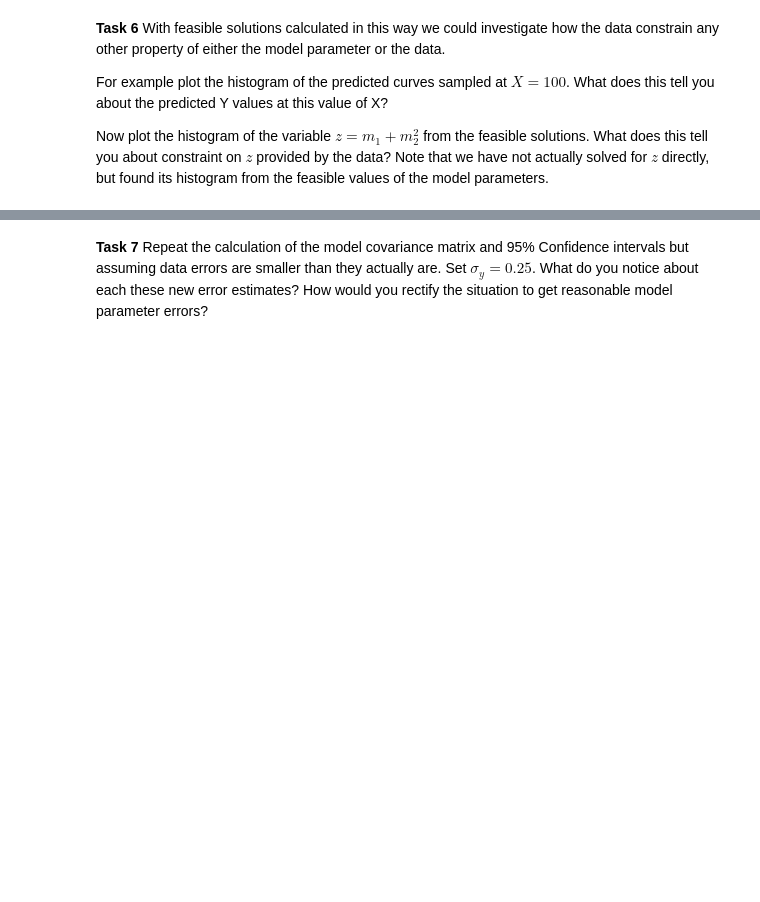
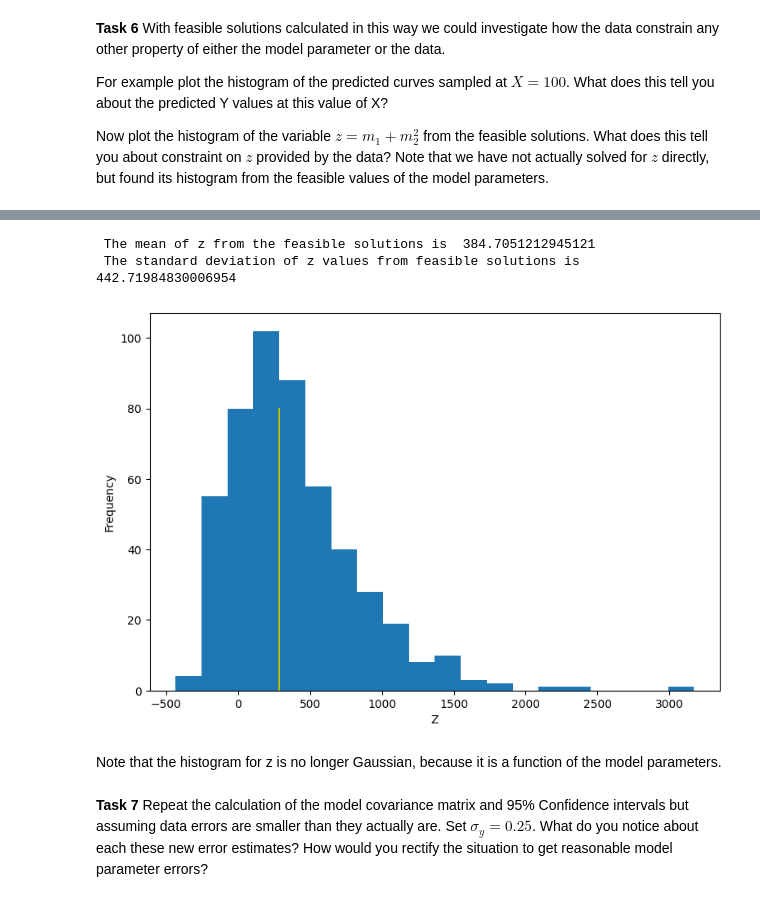
Before and after one commit to anu-ilab/JupyterPracticals, a Jupyter notebook: Solutions/S1.4 - Curve fitting and linear uncertainty-solution.ipynb, the cells around one changed output, grey strips where cells are left out. Saved outputs shown, nothing was run; the diff lists cells and outputs as text; code cells hidden in the pictures; blank space fills up the shorter version.

Commit message:
Add solution to Task 6

```diff
--- a/Solutions/S1.4 - Curve fitting and linear uncertainty-solution.ipynb
+++ b/Solutions/S1.4 - Curve fitting and linear uncertainty-solution.ipynb
@@ -320,3 +340,22 @@ Now plot the histogram of the variable $z=m_1+m_2^2$ from the feasible solutions
+# %%
+# plot z values
+z = points.T[0] + points.T[1]**2
+zls = mls[0] + mls[1]**2
+print(' The mean of z from the feasible solutions is ',np.mean(z))
+print(' The standard deviation of z values from feasible solutions is ',np.std(z))
+# calculate histogram of z values
+fig, ax = plt.subplots(figsize=(9,6))
+plt.hist(z,bins=20)
+plt.plot([zls,zls],[0.,80],'y-')
+plt.xlabel('Z')
+plt.ylabel('Frequency')
+plt.show()
+# %% [output]
+ The mean of z from the feasible solutions is  384.7051212945121
+ The standard deviation of z values from feasible solutions is  442.71984830006954
+[figure, added]
+# %% [markdown]
+Note that the histogram for z is no longer Gaussian, because it is a function of the model parameters.
 # %% [markdown]
 **Task 7**  Repeat the calculation of the model covariance matrix and 95%
     Confidence intervals but assuming data errors are smaller than they actually are. Set $\sigma_y = 0.25$. What
```
Also changed, not shown: parts of 10 cells of this notebook.
